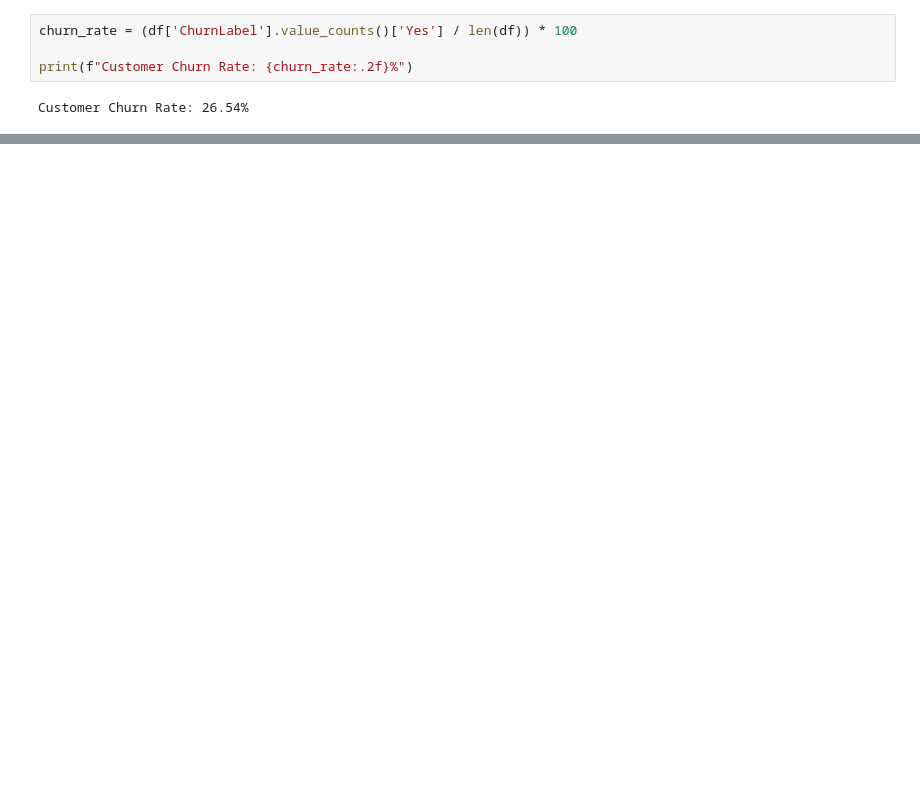
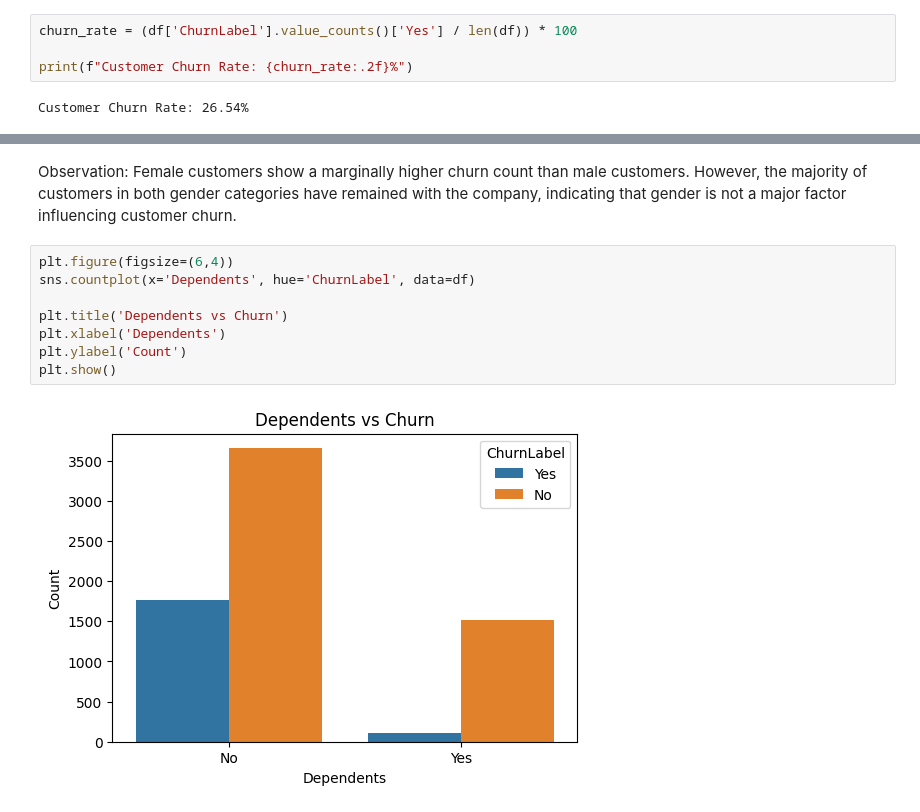
Before and after one commit to sreya-2004/codealpha_tasks, a Jupyter notebook: Customer_Churn_Analysis.ipynb, the cells around one changed output, grey strips where cells are left out. Cells and saved outputs as stored; diff of their text form; blank space fills up the shorter version.

```diff
--- a/Customer_Churn_Analysis.ipynb
+++ b/Customer_Churn_Analysis.ipynb
@@ -235,0 +247,12 @@ Customer satisfaction, contract type, internet service type, and competitor offe
+# %% [markdown]
+Observation: Female customers show a marginally higher churn count than male customers. However, the majority of customers in both gender categories have remained with the company, indicating that gender is not a major factor influencing customer churn.
+# %%
+plt.figure(figsize=(6,4))
+sns.countplot(x='Dependents', hue='ChurnLabel', data=df)
+
+plt.title('Dependents vs Churn')
+plt.xlabel('Dependents')
+plt.ylabel('Count')
+plt.show()
+# %% [output]
+[figure, added]
```
Also changed, not shown: parts of 36 cells of this notebook.
